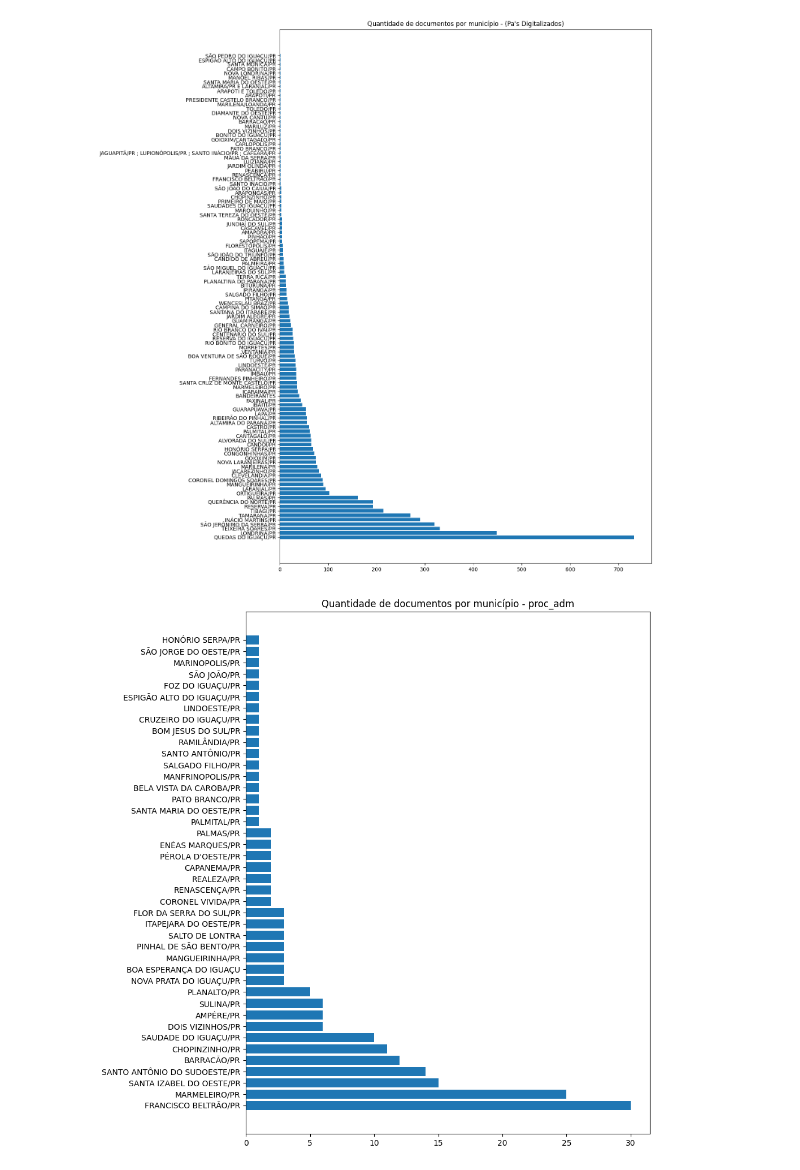
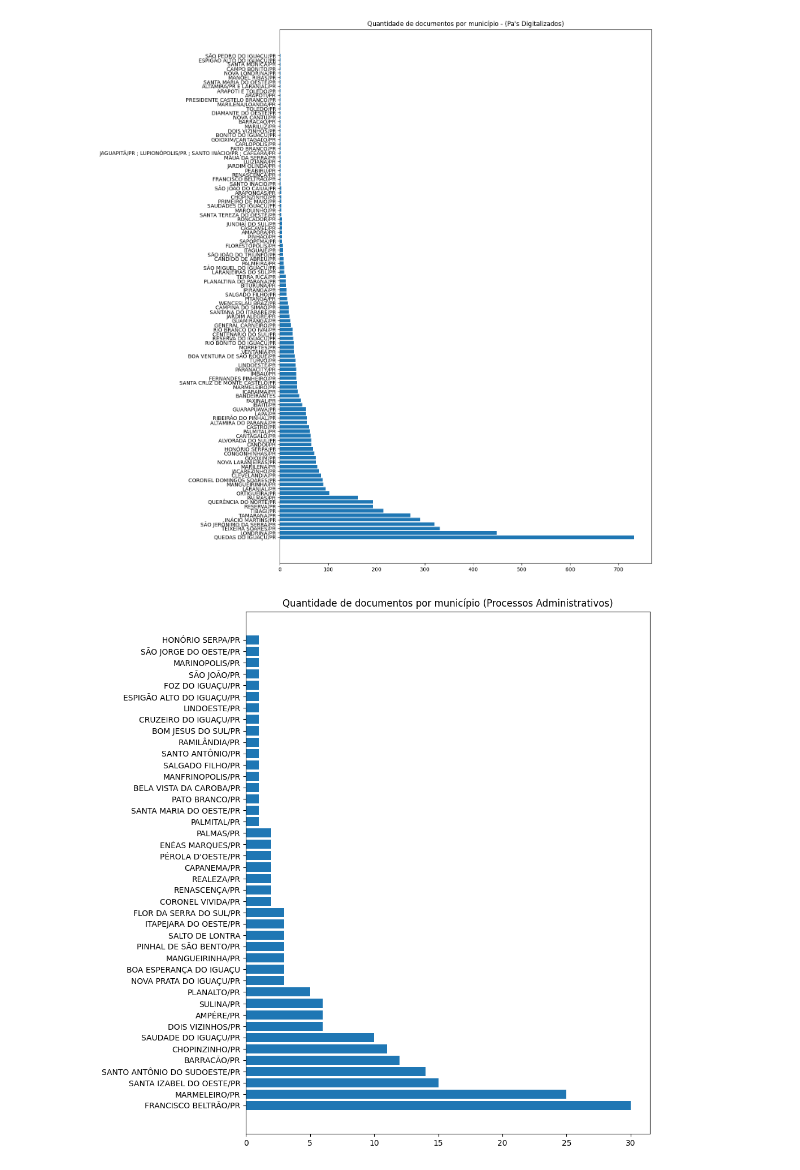
Before and after one commit to Gabxist/Prog_ap, a Jupyter notebook: Prog_ap_ANALISE_DE_DADOS.ipynb, the cells around one changed output. Saved outputs shown, nothing was run; the diff lists cells and outputs as text; code cells hidden in the pictures.

```diff
--- a/Prog_ap_ANALISE_DE_DADOS.ipynb
+++ b/Prog_ap_ANALISE_DE_DADOS.ipynb
@@ -185,11 +193,12 @@ plt.show()
 # %% [output]
 [figure]
 # %%
+#plotando a quantidade de documentos por município:
 proc_adm_list =proc_adm['Município'].value_counts()
 plt.figure(figsize=(10,10))
 plt.barh(proc_adm_list.index, proc_adm_list)
-plt.title('Quantidade de documentos por município - proc_adm')
+plt.title('Quantidade de documentos por município (Processos Administrativos)')
 plt.tight_layout()
 plt.show()
 # %% [output]
-[figure, old version]
+[figure, new version]
```
Also changed, not shown: parts of 12 cells of this notebook.
